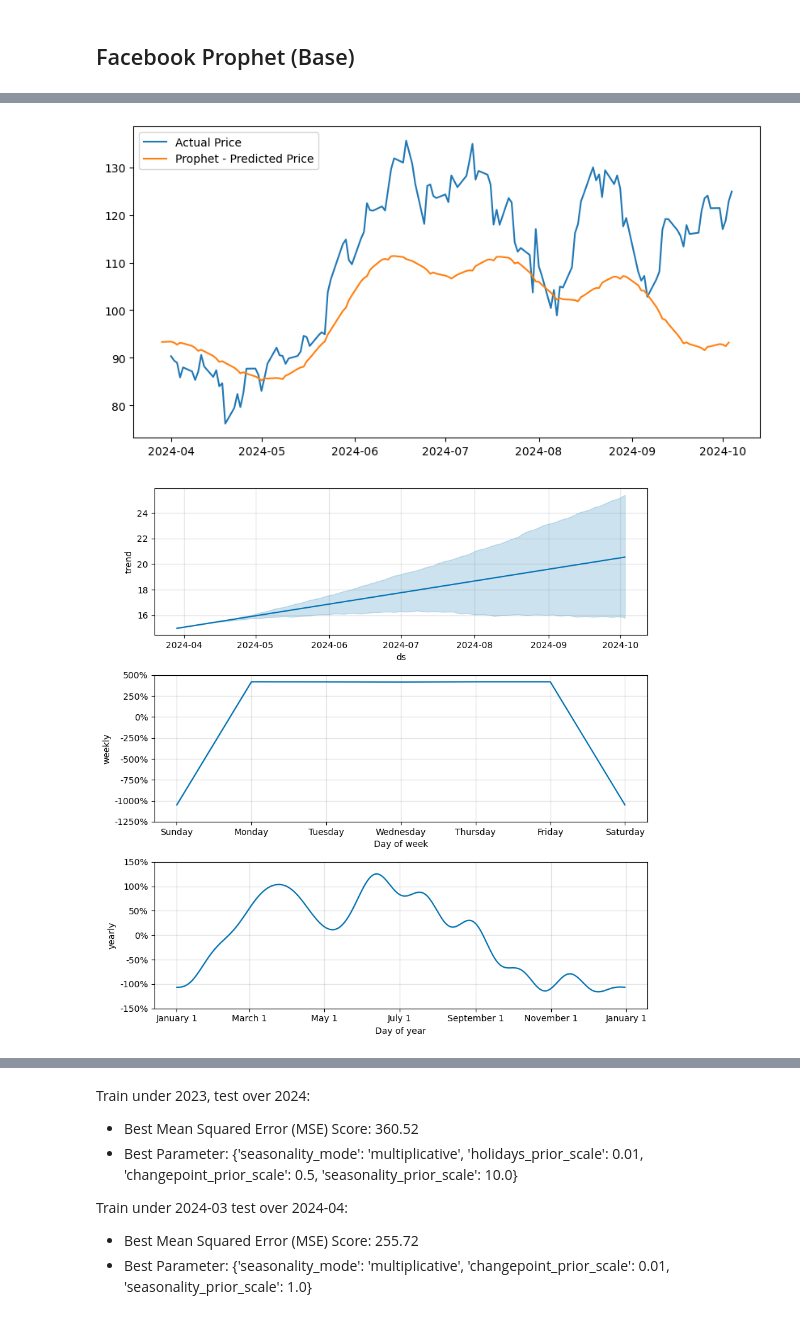
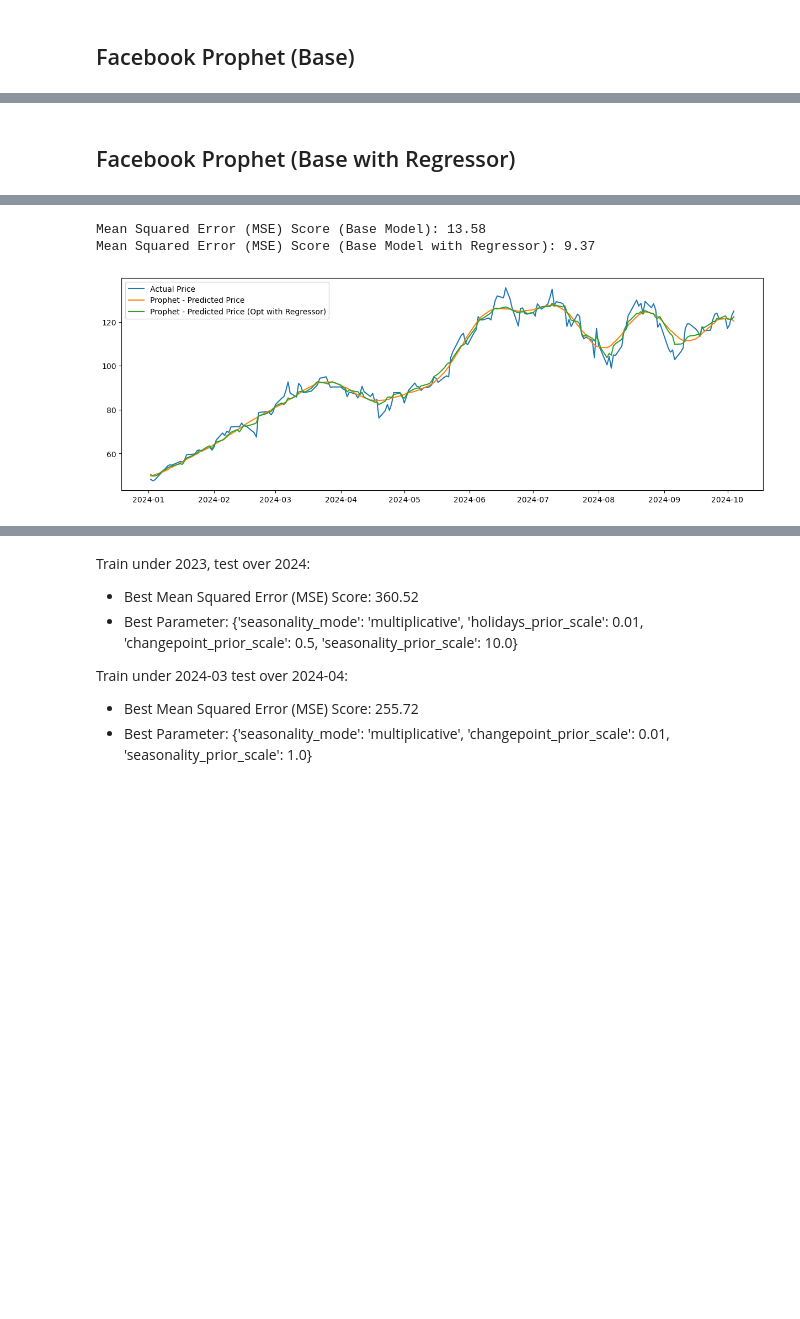
Before and after one commit to fadhilrezam/Time_Series_Forecasting_Stock_Market, a Jupyter notebook: main.ipynb, the cells around one changed output, grey strips where cells are left out. Cells and saved outputs as stored; diff of their text form; code cells hidden in the pictures; blank space fills up the shorter version.

```diff
--- a/main.ipynb
+++ b/main.ipynb
@@ -51,6 +51,8 @@ import logging
 logging.getLogger('fbprophet').disabled = True
 # %%
 df = pd.read_csv('data/raw/nvda stock prices data(2019-10-05 - 2024-10-05).csv')
+df_ndx = pd.read_csv('data/raw/^ndx stock prices data(2019-10-05 - 2024-10-05).csv')
+df_gspc = pd.read_csv('data/raw/^gspc stock prices data(2019-10-05 - 2024-10-05).csv')
 # %%
 df.head()
 # %% [output]
@@ -204,0 +263,16 @@ df_predicted = forecast[['ds', 'yhat']].rename(columns = {'ds':'ds', 'yhat':'y_p
+# %%
+prophet_model = Prophet(seasonality_mode='multiplicative')
+prophet_model.fit(df_train)
+future = pd.DataFrame(df_test['ds'].copy())
+df_predicted = prophet_model.predict(future)
+df_predicted.head()
+
+fig, ax = plt.subplots(figsize=(10,5))
+ax.plot(df_test['ds'], df_test['y'], label = 'Actual Price')
+ax.plot(df_predicted['ds'],df_predicted['yhat'], label = 'Prophet - Predicted Price')
+ax.legend()
+# prophet_model.plot_components(df_predicted)
+
+
+mse = mean_squared_error(df_test['y'], df_predicted['yhat'])
+print(f'Mean Squared Error (MSE) Score: {mse:.2f}')
@@ -205,19 +284,23 @@ df_predicted = forecast[['ds', 'yhat']].rename(columns = {'ds':'ds', 'yhat':'y_p
+# %% [markdown]
+## Facebook Prophet (Base with Regressor)
 # %%
-fig, ax = plt.subplots(figsize=(10,5))
-# plt.figure(figsize=(15,5))
-ax.plot(df_test['ds'], df_test['y'], label = 'Actual Price ')
-ax.plot(df_predicted['ds'], df_predicted['y_pred_prophet'], label = 'Prophet - Predicted Price')
-ax.legend()
-prophet_model.plot_components(forecast)
+prophet_model_opt = Prophet(seasonality_mode='multiplicative')
+# prophet_model_opt.add_regressor('y_ndx')
+prophet_model_opt.add_regressor('y_gspc')
+# future['y_ndx'] = df_test['y_ndx']
+future['y_gspc'] = df_test['y_gspc']
+prophet_model_opt.fit(df_train)
+df_predicted_opt = prophet_model_opt.predict(future)
 
+plt.figure(figsize=(15,5))
+plt.plot(df_test['ds'], df_test['y'], label = 'Actual Price ')
+plt.plot(df_predicted['ds'],df_predicted['yhat'], label = 'Prophet - Predicted Price')
+plt.plot(df_predicted_opt['ds'],df_predicted_opt['yhat'], label = 'Prophet - Predicted Price (Opt with Regressor)')
+plt.legend()
 
-# plt.plot(df_test['ds'], df_test['y_pred_sarimax'], label = 'SARIMAX - Predicted Price')
-# plt.plot(forecast_opt['ds'], forecast_opt['yhat'], label = 'Price Predicted Data - Optimal')
-
-
-
-mse = mean_squared_error(df_test['y'], forecast['yhat'])
-# mse_opt = mean_squared_error(df_test['y'], forecast_opt['yhat'])
-print(f'Mean Squared Error (MSE) Score: {mse:.2f}')
-# print(f'Mean Squared Error (MSE) Score Optimized: {mse_opt:.2f}')
+mse = mean_squared_error(df_test['y'], df_predicted['yhat'])
+mse_opt = mean_squared_error(df_test['y'], df_predicted_opt['yhat'])
+# prophet_model_opt.plot_components(df_predicted_opt)
+print(f'Mean Squared Error (MSE) Score (Base Model): {mse:.2f}')
+print(f'Mean Squared Error (MSE) Score (Base Model with Regressor): {mse_opt:.2f}')
 # %% [output]
@@ -225,2 +309,3 @@ Mean Squared Error (MSE) Score: 224.85
+Mean Squared Error (MSE) Score (Base Model): 13.58
+Mean Squared Error (MSE) Score (Base Model with Regressor): 9.37
-[figure, old version]
+[figure, new version]
-[figure, removed]
```
Also changed, not shown: parts of 25 cells of this notebook, 5 other files.
